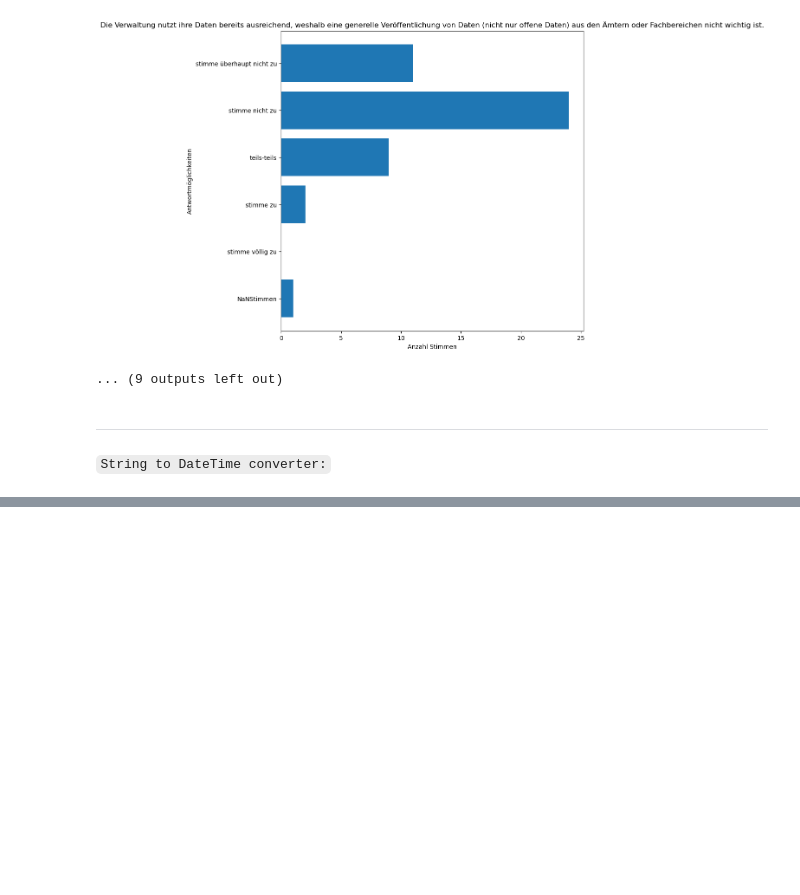
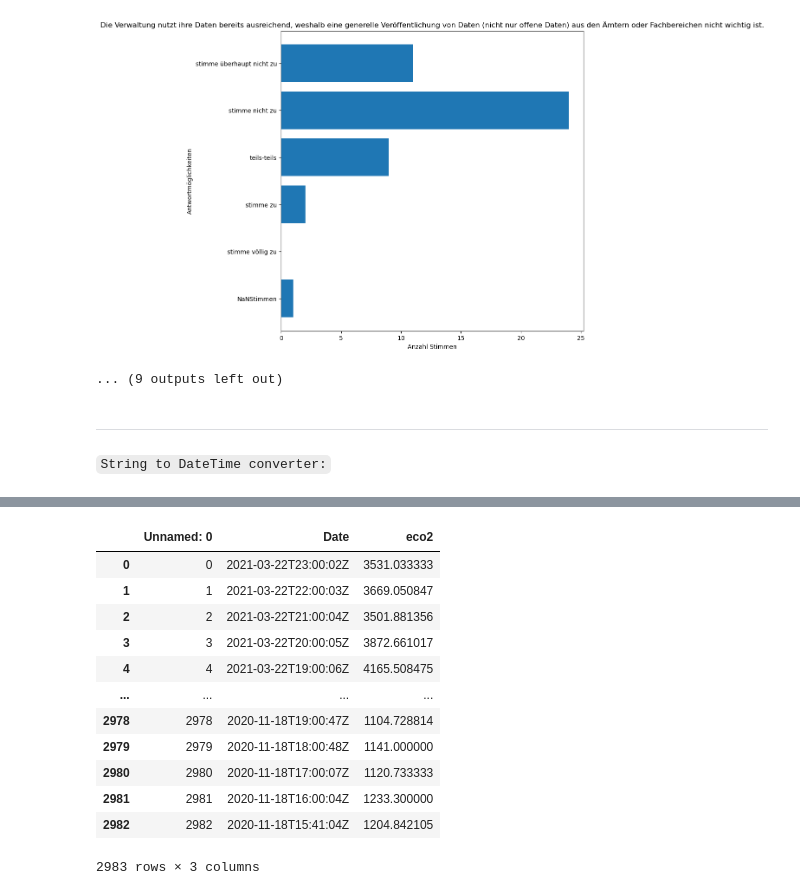
Before and after one commit to Open-Data-Hackathon-Konstanz/Klimanotstand, a Jupyter notebook: python_klimanotstand/main.ipynb, the cells around one changed output, grey strips where cells are left out. Saved outputs shown, nothing was run; the diff lists cells and outputs as text; code cells hidden in the pictures; blank space fills up the shorter version.

```diff
--- a/python_klimanotstand/main.ipynb
+++ b/python_klimanotstand/main.ipynb
@@ -309,0 +499,16 @@ TypeError: list indices must be integers or slices, not str
+# %%
+dfCo2UntereLaube=pd.read_csv('../data/Co2UntereLaube.csv',sep=";")
+
+means=dfCo2UntereLaube.groupby(['Date'])['eco2'].agg(lambda x: x.unique().mean())
+
+
+fig1 = px.line(means)
+fig1.update_traces(mode="lines+markers")
+fig1.update_layout(
+    autosize=False,
+    width=2000,
+    height=800,)
+fig1.show()
+
+dfCo2UntereLaube
+# %% [output]
@@ -309,0 +516,13 @@ TypeError: list indices must be integers or slices, not str
+|  | Unnamed: 0 | Date | eco2 |
+| 0 | 0 | 2021-03-22T23:00:02Z | 3531.033333 |
+| 1 | 1 | 2021-03-22T22:00:03Z | 3669.050847 |
+| 2 | 2 | 2021-03-22T21:00:04Z | 3501.881356 |
+| 3 | 3 | 2021-03-22T20:00:05Z | 3872.661017 |
+| 4 | 4 | 2021-03-22T19:00:06Z | 4165.508475 |
+| ... | ... | ... | ... |
+| 2978 | 2978 | 2020-11-18T19:00:47Z | 1104.728814 |
+| 2979 | 2979 | 2020-11-18T18:00:48Z | 1141.000000 |
+| 2980 | 2980 | 2020-11-18T17:00:07Z | 1120.733333 |
+| 2981 | 2981 | 2020-11-18T16:00:04Z | 1233.300000 |
+| 2982 | 2982 | 2020-11-18T15:41:04Z | 1204.842105 |
+2983 rows × 3 columns
```
Also changed, not shown: parts of 12 cells of this notebook, 12 other files.
